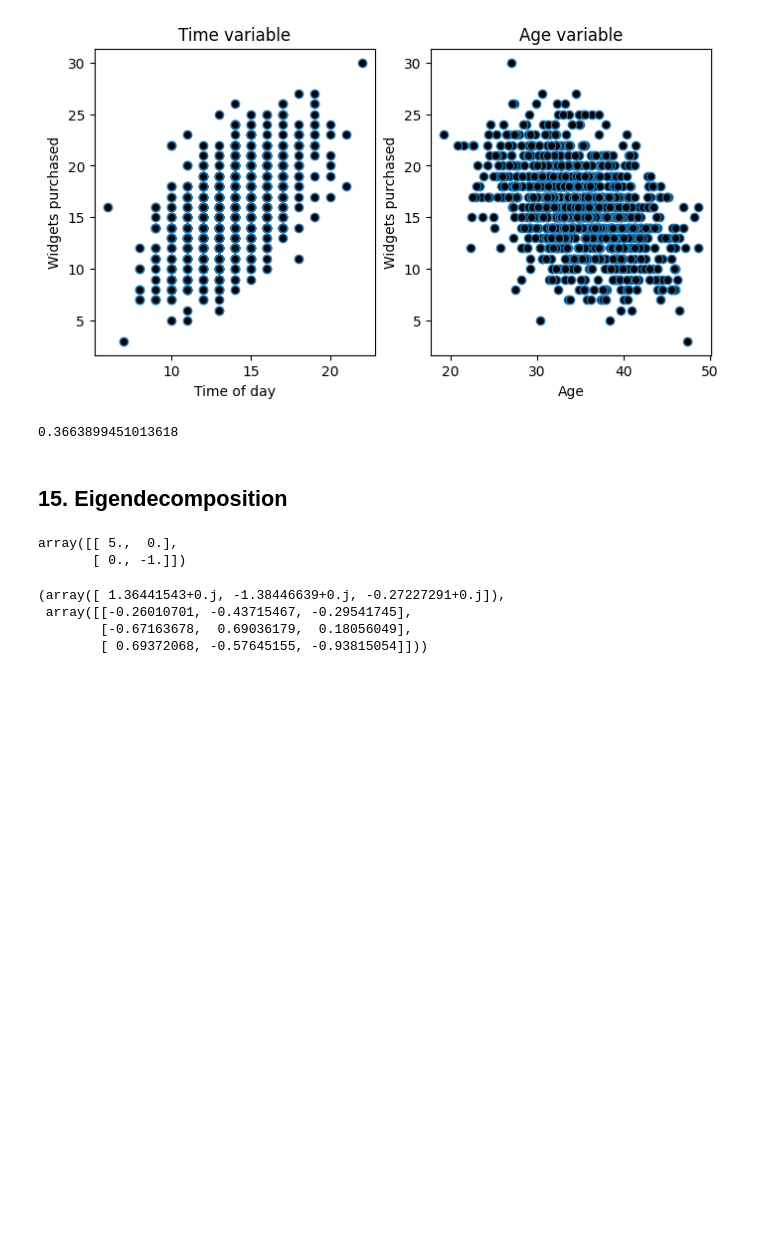
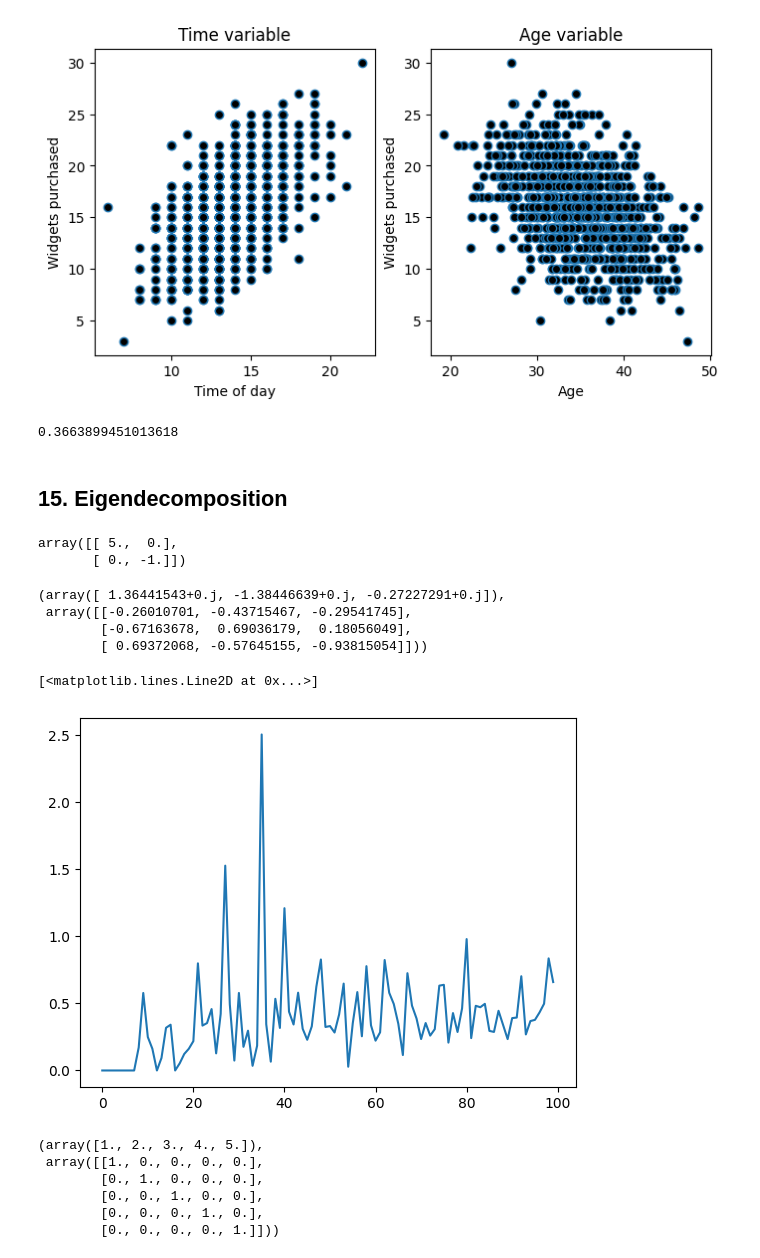
Before and after one commit to roykim0823/Python, a Jupyter notebook: linearAlgebra/mikexcohen/0_books.ipynb, the cells around one changed output. Saved outputs shown, nothing was run; the diff lists cells and outputs as text; code cells hidden in the pictures; blank space fills up the shorter version.

```diff
--- a/linearAlgebra/mikexcohen/0_books.ipynb
+++ b/linearAlgebra/mikexcohen/0_books.ipynb
@@ -932,3 +932,40 @@ evals, evecs
  array([[-0.26010701, -0.43715467, -0.29541745],
         [-0.67163678,  0.69036179,  0.18056049],
         [ 0.69372068, -0.57645155, -0.93815054]]))
+# %%
+# 15.5 Generalized Eigendecomposition
+import numpy as np
+from scipy.linalg import eig
+import matplotlib.pyplot as plt
+
+avediffs = np.zeros(100)
+
+for n in range(1, 101):
+    A = np.random.randn(n, n)
+    B = np.random.randn(n, n)
+
+    l1 = eig(A, B)[0]  # evals
+    l2 = eig(np.linalg.inv(B)@A)[0]
+
+    l1.sort()
+    l2.sort()
+
+    avediffs[n-1] = np.mean(np.abs(l1-l2))
+
+plt.plot(avediffs)
+# %% [output]
+[<matplotlib.lines.Line2D at 0x...>]
+[figure, added]
+# %%
+# 15.7 Diagonalization on a diagonal matrix
+import numpy as np
+D = np.diag(range(1, 6))
+L, V = np.linalg.eig(D)
+L, V
+# %% [output]
+(array([1., 2., 3., 4., 5.]),
+ array([[1., 0., 0., 0., 0.],
+        [0., 1., 0., 0., 0.],
+        [0., 0., 1., 0., 0.],
+        [0., 0., 0., 1., 0.],
+        [0., 0., 0., 0., 1.]]))
```
Also changed, not shown: parts of 1 cell of this notebook.
